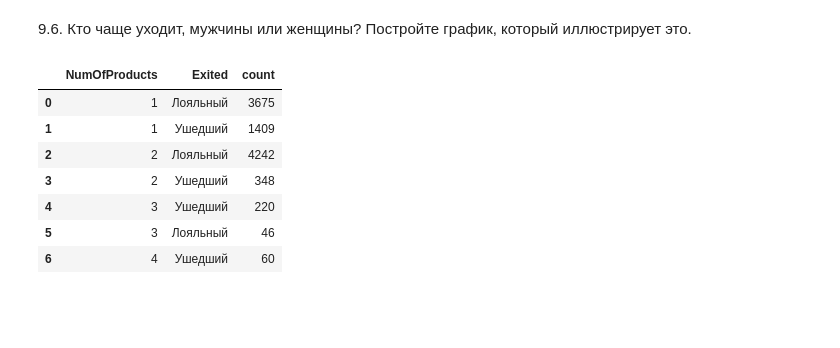
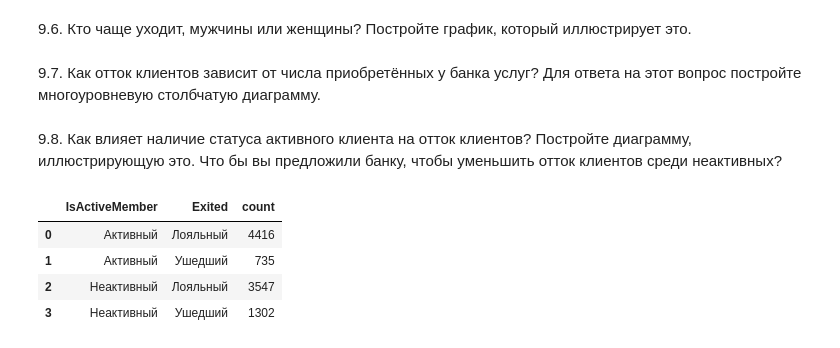
Before and after one commit to Coasting-Now/SF_Pandas, a Jupyter notebook: SF_Pandas/SF_PY_Visualization_Test/vis_test.ipynb, the cells around one changed output. Drawn from its saved outputs; the diff is of its cells as text; code cells hidden in the pictures; blank space fills up the shorter version.

```diff
--- a/SF_Pandas/SF_PY_Visualization_Test/vis_test.ipynb
+++ b/SF_Pandas/SF_PY_Visualization_Test/vis_test.ipynb
@@ -152,14 +152,18 @@ fig = px.bar(
     title='Доли ушедших клиентов в разрезе пола'
 )
 fig.show()
+# %% [markdown]
+9.7. Как отток клиентов зависит от числа приобретённых у банка услуг? Для ответа на этот вопрос постройте многоуровневую столбчатую диаграмму.
 # %%
-churn_data['IsActiveMember'] = churn_data['IsActiveMember'].apply(lambda x: 'Неактивный' if x == 0 else 'Активный')
+churn_data = pd.read_csv('data/churn.csv') #обновляем данные, так как выше данные (0, 1) в столбце Exited были заменены на соответственно строки Лояльные и Ушедшие
+churn_data = churn_data.drop('RowNumber', axis=1)
+
 # ушедший или лояльный клиент
 churn_data['Exited'] = churn_data['Exited'].apply(lambda x: 'Лояльный' if x == 0 else 'Ушедший')
 
 count_products = churn_data.groupby(by='NumOfProducts', as_index=False)['Exited'].value_counts()
 count_products[['Exited', 'NumOfProducts']] = count_products[['Exited', 'NumOfProducts']].astype('string')
-display(count_products)
+
 
 fig=px.bar(
     data_frame=count_products,
@@ -172,12 +176,34 @@ fig=px.bar(
 )
 
 fig.show()
-# %% [output]
-|  | NumOfProducts | Exited | count |
-| 0 | 1 | Лояльный | 3675 |
-| 1 | 1 | Ушедший | 1409 |
-| 2 | 2 | Лояльный | 4242 |
-| 3 | 2 | Ушедший | 348 |
-| 4 | 3 | Ушедший | 220 |
-| 5 | 3 | Лояльный | 46 |
-| 6 | 4 | Ушедший | 60 |
+# %% [markdown]
+9.8. Как влияет наличие статуса активного клиента на отток клиентов? Постройте диаграмму, иллюстрирующую это. Что бы вы предложили банку, чтобы уменьшить отток клиентов среди неактивных?
+# %%
+churn_data = pd.read_csv('data/churn.csv') #обновляем данные, так как выше данные (0, 1) в столбце Exited были заменены на соответственно строки Лояльные и Ушедшие
+churn_data = churn_data.drop('RowNumber', axis=1)
+
+churn_data['Exited'] = churn_data['Exited'].apply(lambda x: 'Лояльный' if x == 0 else 'Ушедший')
+churn_data['IsActiveMember'] = churn_data['IsActiveMember'].apply(lambda x: 'Неактивный' if x == 0 else 'Активный') #статус клиента активный или неактивный
+
+count_active_clients = churn_data.groupby(by='IsActiveMember', as_index=False)['Exited'].value_counts()
+count_active_clients[['Exited', 'IsActiveMember']] = count_active_clients[['Exited', 'IsActiveMember']].astype('string')
+display(count_active_clients)
+
+
+fig=px.bar(
+    data_frame=count_active_clients,
+    x='IsActiveMember',
+    y='count',
+    color='Exited',
+    text='Exited',
+    title='Влияние статуса активного клиента на отток',
+    labels={'count':'Количество клиентов', 'IsActiveMember':'Статус клиента'}
+)
+
+fig.show()
+# %% [output]
+|  | IsActiveMember | Exited | count |
+| 0 | Активный | Лояльный | 4416 |
+| 1 | Активный | Ушедший | 735 |
+| 2 | Неактивный | Лояльный | 3547 |
+| 3 | Неактивный | Ушедший | 1302 |
```
Also changed, not shown: parts of 2 cells of this notebook.
